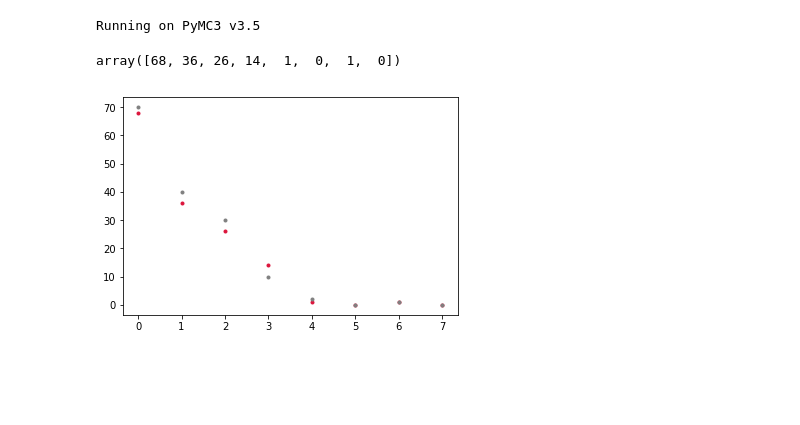
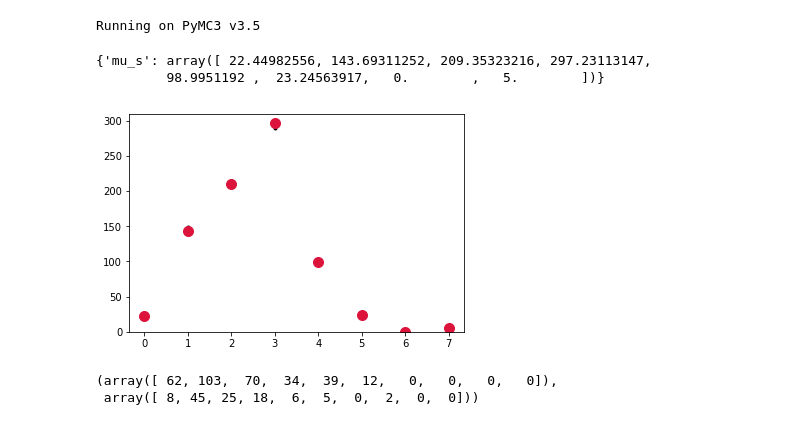
Before and after one commit to tudo-astroparticlephysics/ll_experiments, a Jupyter notebook: pymc3_simple_poisson.ipynb, the cells around one changed output. Drawn from its saved outputs; the diff is of its cells as text; code cells hidden in the pictures; blank space fills up the shorter version.

```diff
--- a/pymc3_simple_poisson.ipynb
+++ b/pymc3_simple_poisson.ipynb
@@ -9,16 +9,3 @@ import matplotlib.pyplot as plt
 print('Running on PyMC3 v{}'.format(pm.__version__))
 # %% [output]
 Running on PyMC3 v3.5
-# %%
-mus = [70, 40, 30, 10, 2, 0, 1, 0]
-
-data = np.random.poisson(lam=mus)
-data
-# %% [output]
-array([68, 36, 26, 14,  1,  0,  1,  0])
-# %%
-plt.plot(data, '.', color='crimson')
-plt.plot(mus, '.', label='truth', color='gray')
-None
-# %% [output]
-[figure, removed]
@@ -29,0 +12,33 @@ with model:
+# %%
+model = pm.Model()
+mu = np.array([20, 140, 210, 300, 100, 20, 0, 5])
+# mu= np.array([200])
+data = np.random.poisson(lam=mu)
+N = len(mu)
+
+with model:
+    mu_s = pm.Normal('mu_s', shape=N,  mu=mu, sd=10)
+    s = pm.Poisson('signal', mu=mu_s, observed=data)
+# %%
+map_estimate = pm.find_MAP(model=model)
+
+plt.plot(data, '.', color='black')
+plt.plot(mu, '.', label='truth', color='gray')
+plt.plot(map_estimate['mu_s'], '.', label='estimate', color='crimson', ms=20)
+plt.ylim([0, max(data) + 20])
+# %% [output]
+{'mu_s': array([ 22.44982556, 143.69311252, 209.35323216, 297.23113147,
+         98.9951192 ,  23.24563917,   0.        ,   5.        ])}
+[figure, added]
+# %%
+mu_signal = np.array([70, 100, 60, 40, 30, 10, 2, 0, 1, 0])
+mu_background = np.array([10, 40, 30, 20, 5, 5, 0, 2, 0, 0])
+
+alpha = 0.2
+on_data = np.random.poisson(lam=mu_signal + alpha * mu_background)
+off_data = np.random.poisson(lam=mu_background)
+
+on_data, off_data
+# %% [output]
+(array([ 62, 103,  70,  34,  39,  12,   0,   0,   0,   0]),
+ array([ 8, 45, 25, 18,  6,  5,  0,  2,  0,  0]))
```
Also changed, not shown: parts of 7 cells of this notebook.
